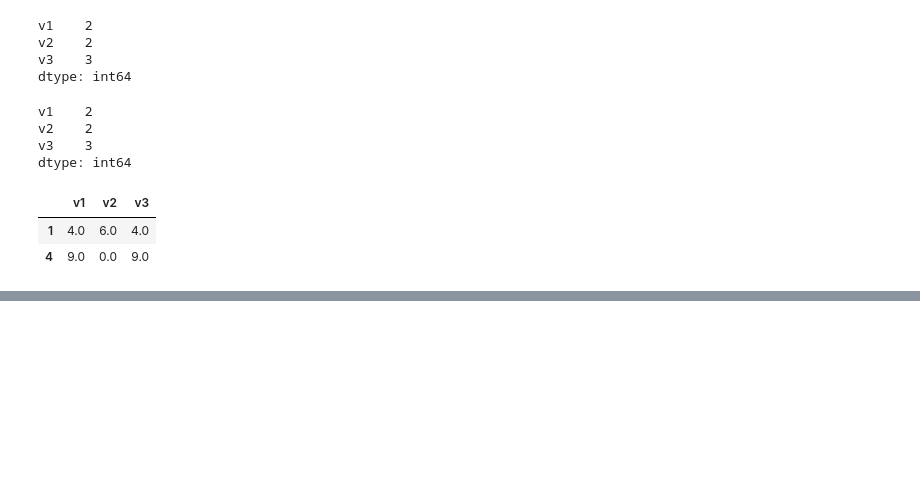
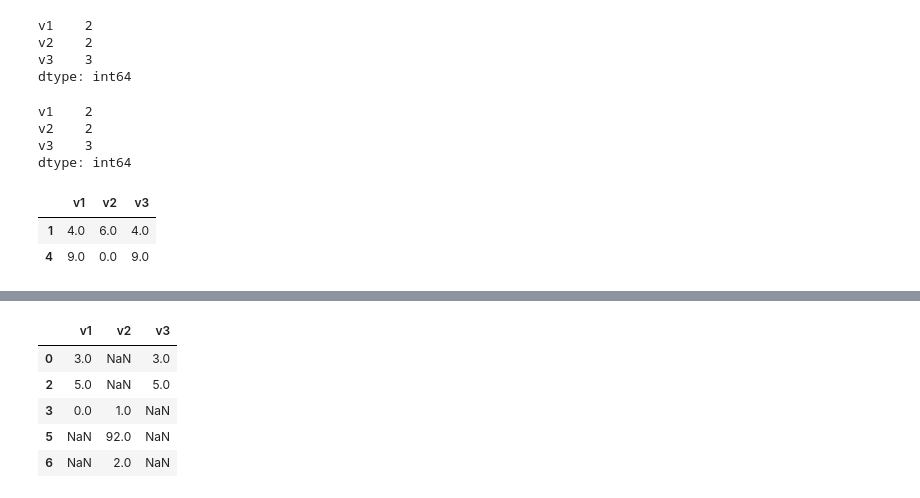
Before and after one commit to tsdmrfth/python-data-processing-pr, a Jupyter notebook: data_processing.ipynb, the cells around one changed output, grey strips where cells are left out. Saved outputs shown, nothing was run; the diff lists cells and outputs as text; code cells hidden in the pictures; blank space fills up the shorter version.

```diff
--- a/data_processing.ipynb
+++ b/data_processing.ipynb
@@ -475,0 +509,9 @@ df.dropna()
+# %%
+df[df.isnull().any(axis=1)]
+# %% [output]
+|  | v1 | v2 | v3 |
+| 0 | 3.0 | NaN | 3.0 |
+| 2 | 5.0 | NaN | 5.0 |
+| 3 | 0.0 | 1.0 | NaN |
+| 5 | NaN | 92.0 | NaN |
+| 6 | NaN | 2.0 | NaN |
```
Also changed, not shown: parts of 3 cells of this notebook.
